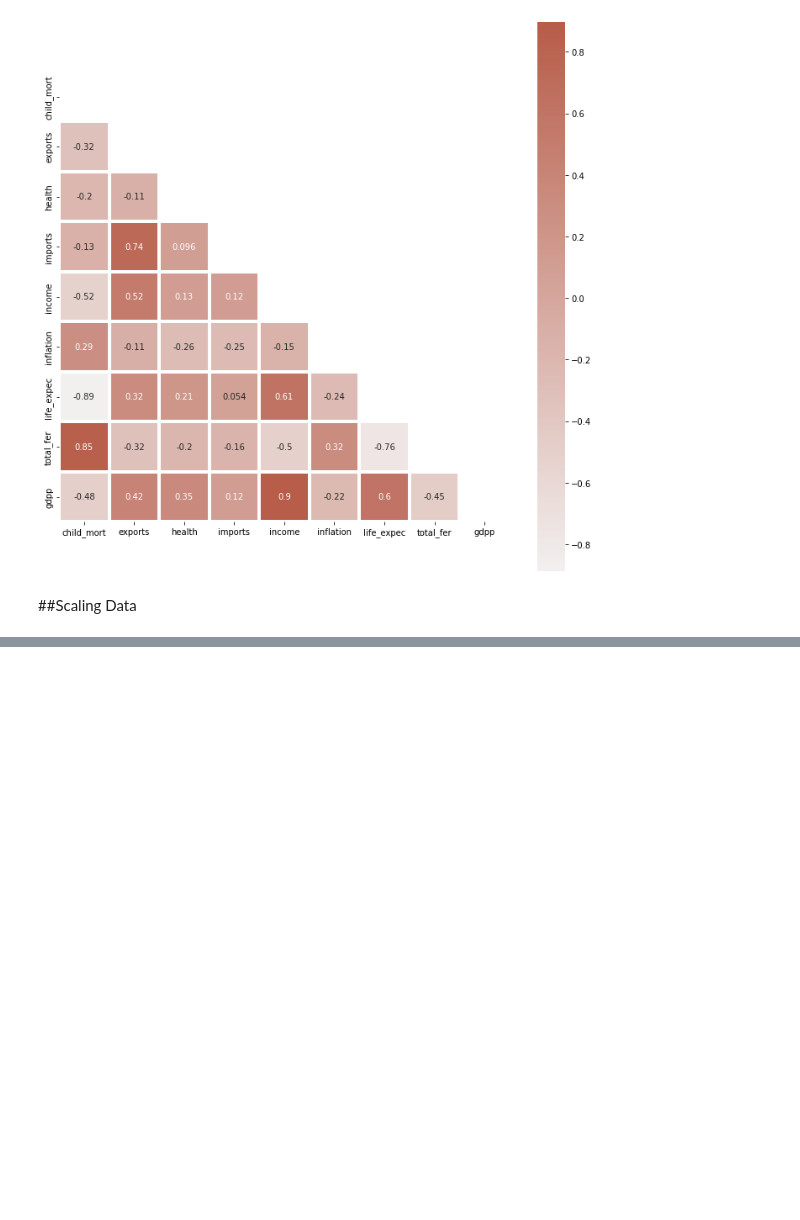
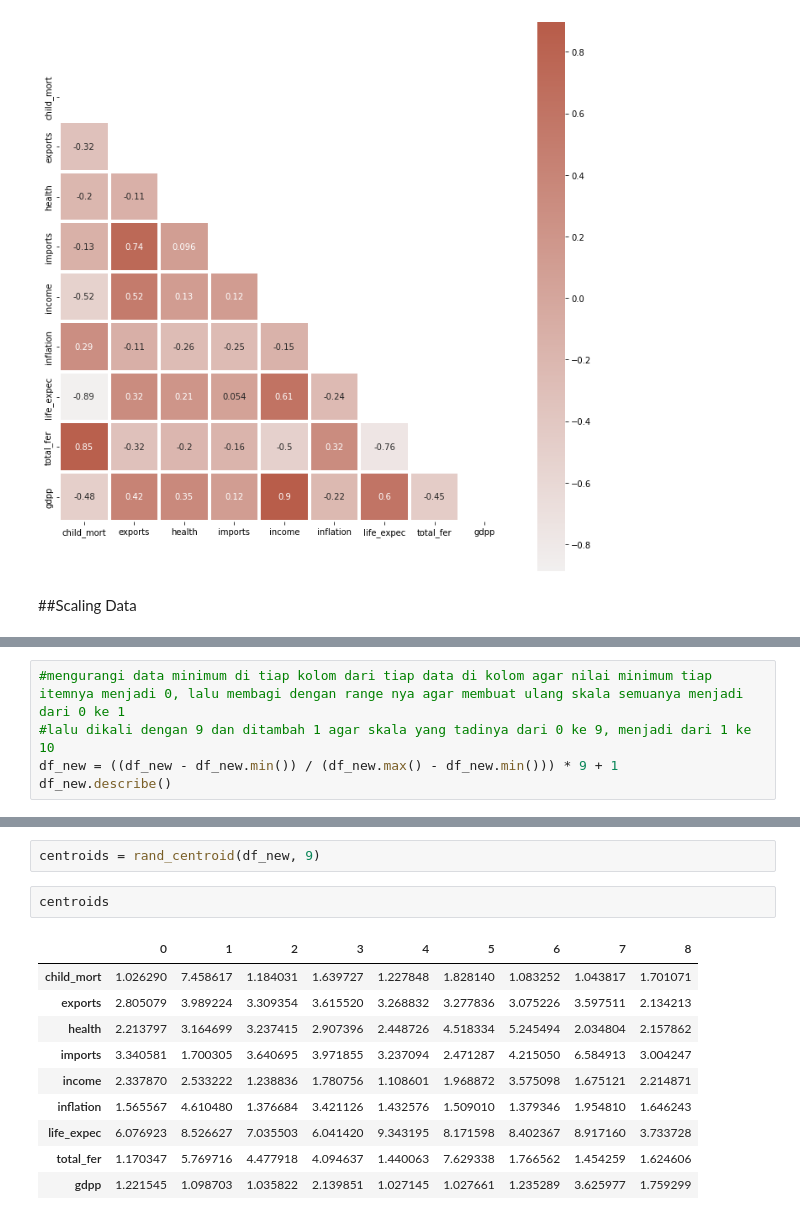
Before and after one commit to AlsT26/ML_Case-Based-2, a Jupyter notebook: ML_Case-Based-2.ipynb, the cells around one changed output, grey strips where cells are left out. Saved outputs shown, nothing was run; the diff lists cells and outputs as text; blank space fills up the shorter version.

```diff
--- a/ML_Case-Based-2.ipynb
+++ b/ML_Case-Based-2.ipynb
@@ -121,0 +124,5 @@ sns.heatmap(corr, mask = mask, center = 0, cmap = cmap, square = True, annot = T
+# %%
+#mengurangi data minimum di tiap kolom dari tiap data di kolom agar nilai minimum tiap itemnya menjadi 0, lalu membagi dengan range nya agar membuat ulang skala semuanya menjadi dari 0 ke 1
+#lalu dikali dengan 9 dan ditambah 1 agar skala yang tadinya dari 0 ke 9, menjadi dari 1 ke 10
+df_new = ((df_new - df_new.min()) / (df_new.max() - df_new.min())) * 9 + 1
+df_new.describe()
@@ -123,0 +160,15 @@ df_new = (df_new)
+# %%
+centroids = rand_centroid(df_new, 9)
+# %%
+centroids
+# %% [output]
+|  | 0 | 1 | 2 | 3 | 4 | 5 | 6 | 7 | 8 |
+| child_mort | 1.026290 | 7.458617 | 1.184031 | 1.639727 | 1.227848 | 1.828140 | 1.083252 | 1.043817 | 1.701071 |
+| exports | 2.805079 | 3.989224 | 3.309354 | 3.615520 | 3.268832 | 3.277836 | 3.075226 | 3.597511 | 2.134213 |
+| health | 2.213797 | 3.164699 | 3.237415 | 2.907396 | 2.448726 | 4.518334 | 5.245494 | 2.034804 | 2.157862 |
+| imports | 3.340581 | 1.700305 | 3.640695 | 3.971855 | 3.237094 | 2.471287 | 4.215050 | 6.584913 | 3.004247 |
+| income | 2.337870 | 2.533222 | 1.238836 | 1.780756 | 1.108601 | 1.968872 | 3.575098 | 1.675121 | 2.214871 |
+| inflation | 1.565567 | 4.610480 | 1.376684 | 3.421126 | 1.432576 | 1.509010 | 1.379346 | 1.954810 | 1.646243 |
+| life_expec | 6.076923 | 8.526627 | 7.035503 | 6.041420 | 9.343195 | 8.171598 | 8.402367 | 8.917160 | 3.733728 |
+| total_fer | 1.170347 | 5.769716 | 4.477918 | 4.094637 | 1.440063 | 7.629338 | 1.766562 | 1.454259 | 1.624606 |
+| gdpp | 1.221545 | 1.098703 | 1.035822 | 2.139851 | 1.027145 | 1.027661 | 1.235289 | 3.625977 | 1.759299 |
```
Also changed, not shown: parts of 7 cells of this notebook.
